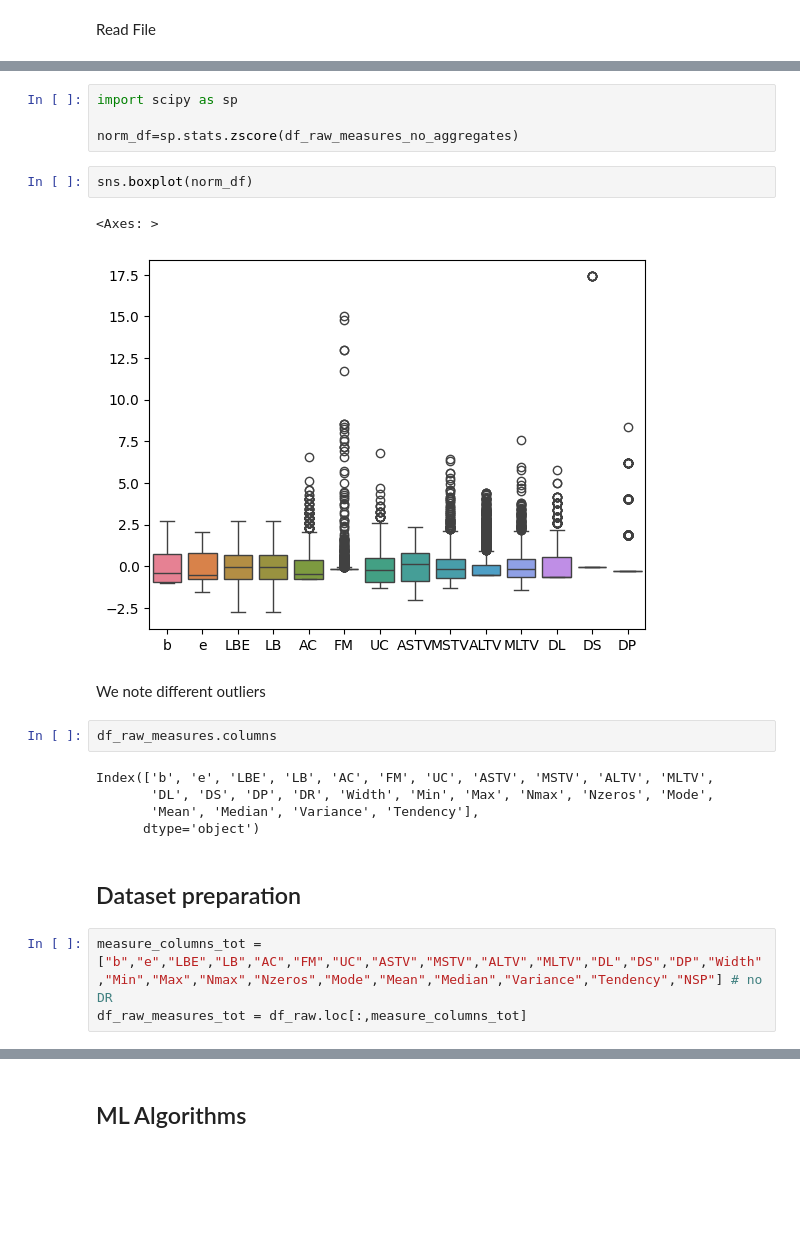
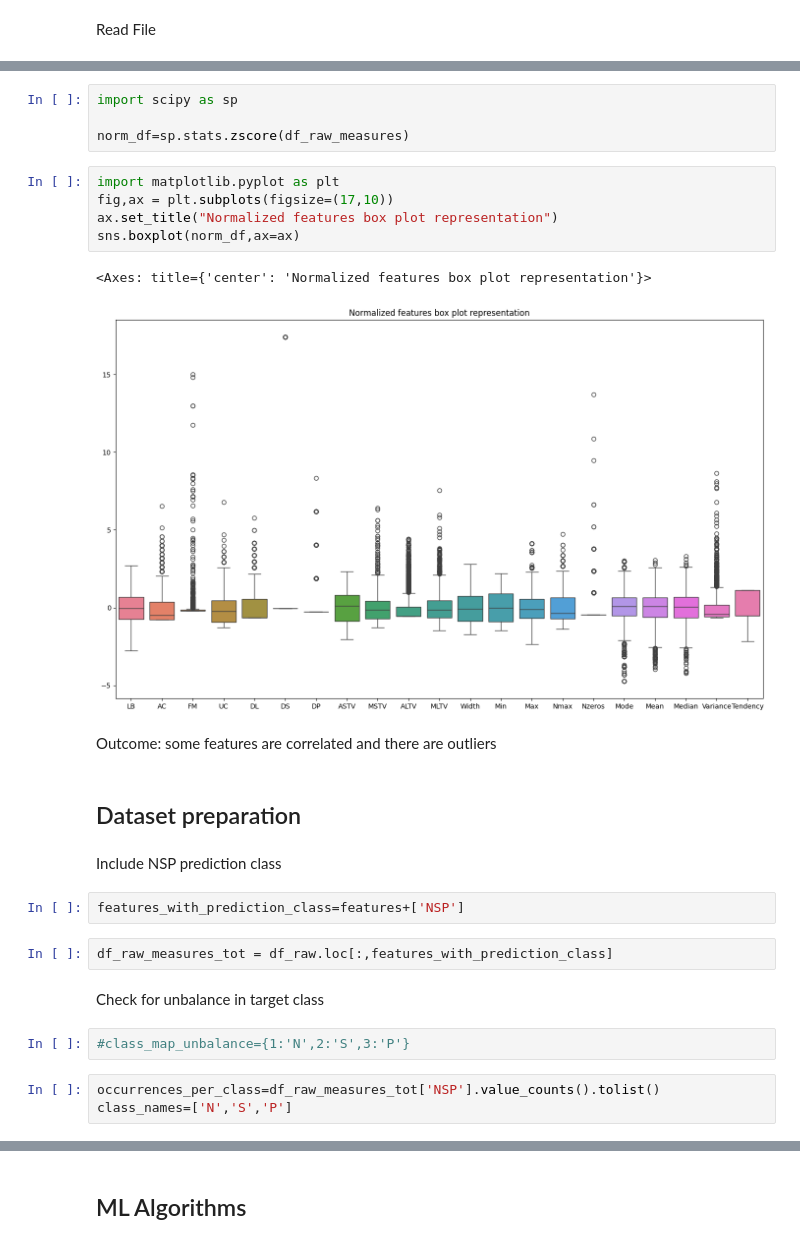
Before and after one commit to RedericoFocco/EniDataChallenge, a Jupyter notebook: EniDataChallenge.ipynb, the cells around one changed output, grey strips where cells are left out. Cells and saved outputs as stored; diff of their text form; blank space fills up the shorter version.

```diff
--- a/EniDataChallenge.ipynb
+++ b/EniDataChallenge.ipynb
@@ -167,23 +91,29 @@ target_col = [""]
 # %%
 import scipy as sp
 
-norm_df=sp.stats.zscore(df_raw_measures_no_aggregates)
+norm_df=sp.stats.zscore(df_raw_measures)
-# %%
-sns.boxplot(norm_df)
-# %% [output]
-<Axes: >
-[figure, removed]
-# %% [markdown]
-We note different outliers
-# %%
-df_raw_measures.columns
-# %% [output]
-Index(['b', 'e', 'LBE', 'LB', 'AC', 'FM', 'UC', 'ASTV', 'MSTV', 'ALTV', 'MLTV',
-       'DL', 'DS', 'DP', 'DR', 'Width', 'Min', 'Max', 'Nmax', 'Nzeros', 'Mode',
-       'Mean', 'Median', 'Variance', 'Tendency'],
-      dtype='object')
+# %%
+import matplotlib.pyplot as plt
+fig,ax = plt.subplots(figsize=(17,10))
+ax.set_title("Normalized features box plot representation")
+sns.boxplot(norm_df,ax=ax)
+# %% [output]
+<Axes: title={'center': 'Normalized features box plot representation'}>
+[figure, added]
+# %% [markdown]
+Outcome: some features are correlated and there are outliers
 # %% [markdown]
 ## Dataset preparation
-# %%
-measure_columns_tot = ["b","e","LBE","LB","AC","FM","UC","ASTV","MSTV","ALTV","MLTV","DL","DS","DP","Width","Min","Max","Nmax","Nzeros","Mode","Mean","Median","Variance","Tendency","NSP"] # no DR
-df_raw_measures_tot = df_raw.loc[:,measure_columns_tot]
+# %% [markdown]
+Include NSP prediction class
+# %%
+features_with_prediction_class=features+['NSP']
+# %%
+df_raw_measures_tot = df_raw.loc[:,features_with_prediction_class]
+# %% [markdown]
+Check for unbalance in target class
+# %%
+#class_map_unbalance={1:'N',2:'S',3:'P'}
+# %%
+occurrences_per_class=df_raw_measures_tot['NSP'].value_counts().tolist()
+class_names=['N','S','P']
```
Also changed, not shown: parts of 87 cells of this notebook, 11 other files.
